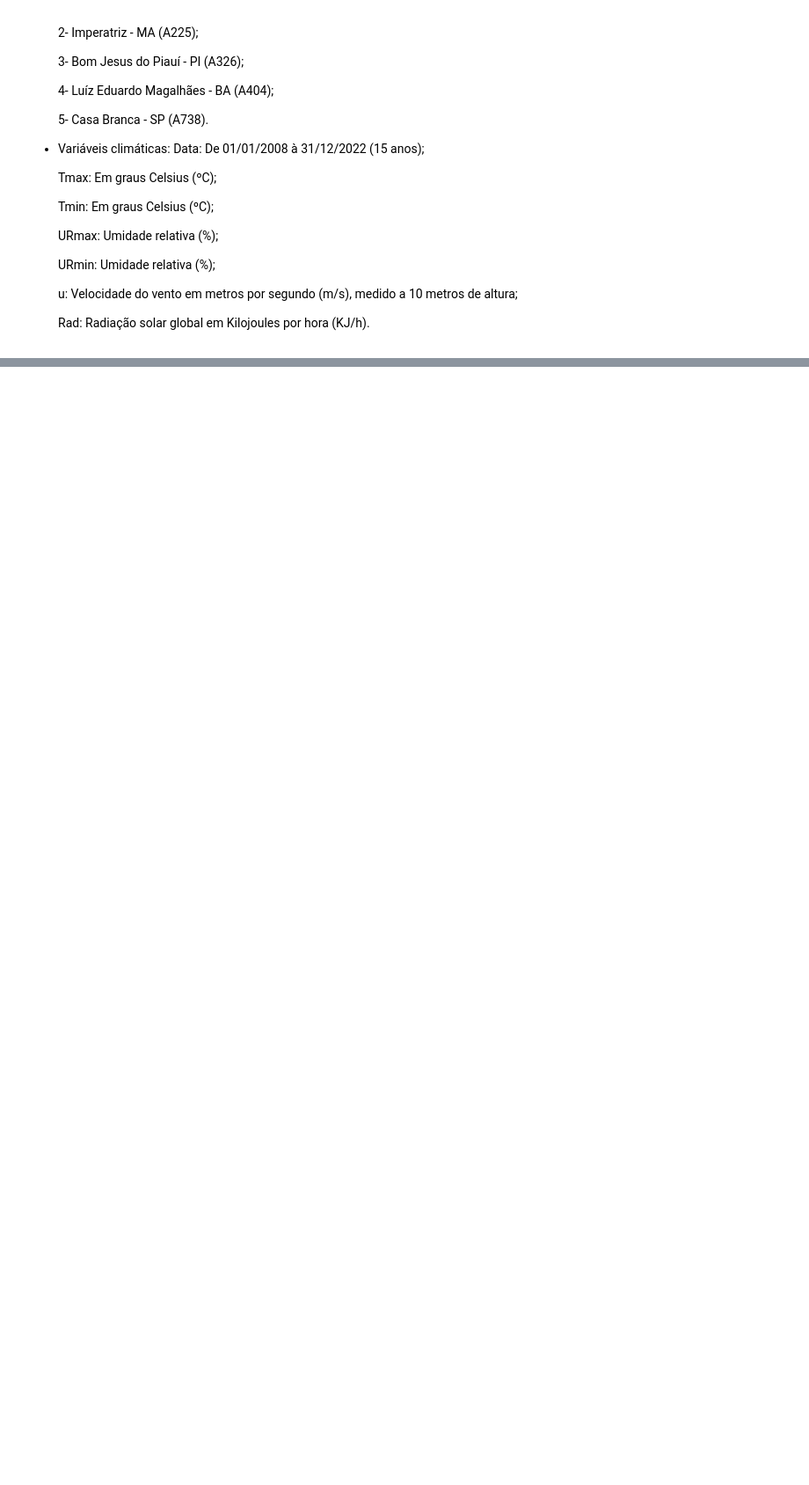
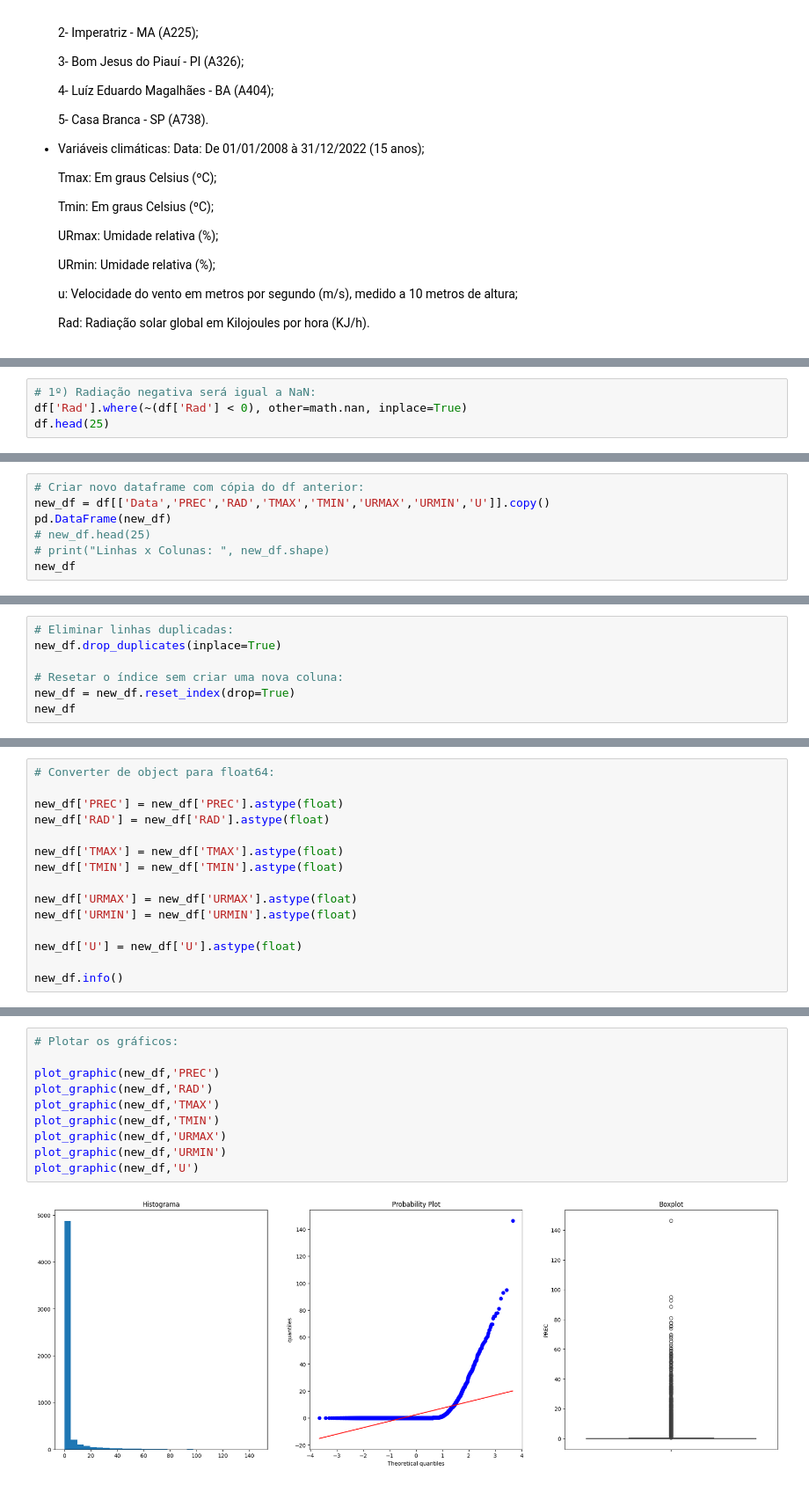
Before and after one commit to angelassilviane/esalq_dados_clima, a Jupyter notebook: main.ipynb, the cells around one changed output, grey strips where cells are left out. Shown at 88% size. Drawn from its saved outputs; the diff is of its cells as text; blank space fills up the shorter version.

```diff
--- a/main.ipynb
+++ b/main.ipynb
@@ -292,0 +143,4 @@ data_distribution(df_estacao,'ETo')
+# %%
+# 1º) Radiação negativa será igual a NaN:
+df['Rad'].where(~(df['Rad'] < 0), other=math.nan, inplace=True)
+df.head(25)
@@ -292,0 +238,7 @@ data_distribution(df_estacao,'ETo')
+# %%
+# Criar novo dataframe com cópia do df anterior:
+new_df = df[['Data','PREC','RAD','TMAX','TMIN','URMAX','URMIN','U']].copy()
+pd.DataFrame(new_df)
+# new_df.head(25)
+# print("Linhas x Colunas: ", new_df.shape)
+new_df
@@ -292,0 +259,7 @@ data_distribution(df_estacao,'ETo')
+# %%
+# Eliminar linhas duplicadas:
+new_df.drop_duplicates(inplace=True)
+
+# Resetar o índice sem criar uma nova coluna:
+new_df = new_df.reset_index(drop=True)
+new_df
@@ -292,0 +298,15 @@ data_distribution(df_estacao,'ETo')
+# %%
+# Converter de object para float64:
+
+new_df['PREC'] = new_df['PREC'].astype(float)
+new_df['RAD'] = new_df['RAD'].astype(float)
+
+new_df['TMAX'] = new_df['TMAX'].astype(float)
+new_df['TMIN'] = new_df['TMIN'].astype(float)
+
+new_df['URMAX'] = new_df['URMAX'].astype(float)
+new_df['URMIN'] = new_df['URMIN'].astype(float)
+
+new_df['U'] = new_df['U'].astype(float)
+
+new_df.info()
@@ -292,0 +419,12 @@ data_distribution(df_estacao,'ETo')
+# %%
+# Plotar os gráficos:
+
+plot_graphic(new_df,'PREC')
+plot_graphic(new_df,'RAD')
+plot_graphic(new_df,'TMAX')
+plot_graphic(new_df,'TMIN')
+plot_graphic(new_df,'URMAX')
+plot_graphic(new_df,'URMIN')
+plot_graphic(new_df,'U')
+# %% [output]
+[figure, added]
```
Also changed, not shown: parts of 61 cells of this notebook, 9 other files.
